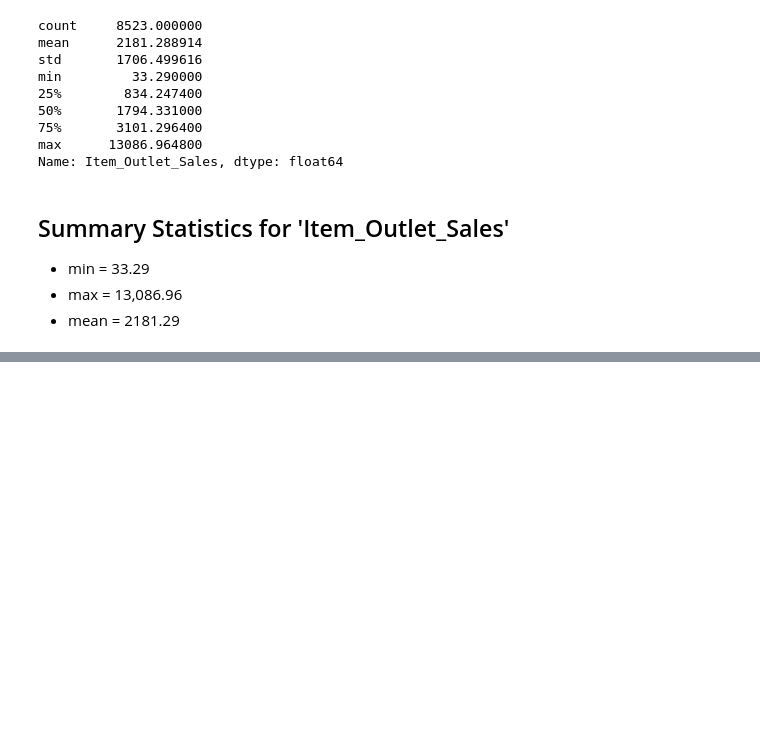
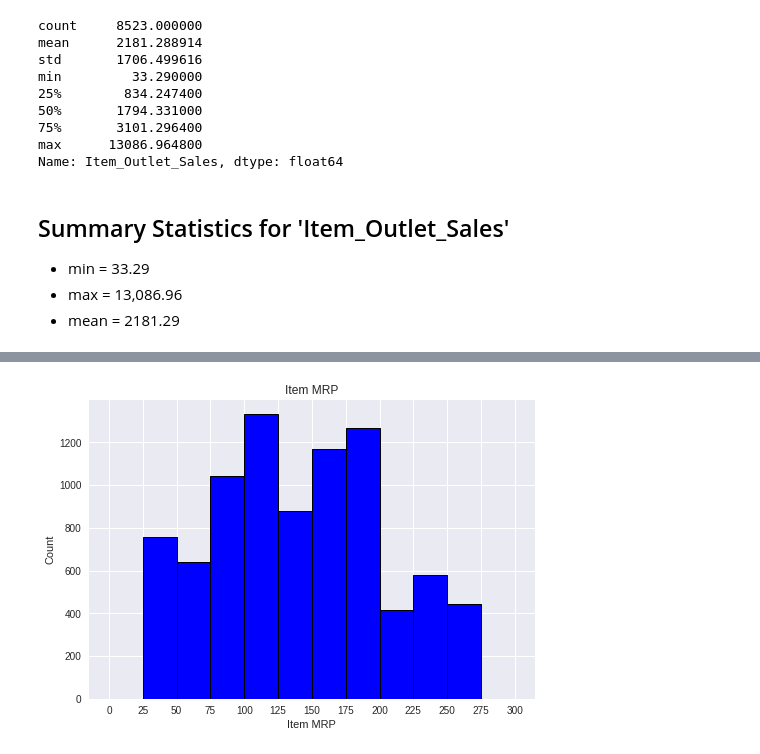
Before and after one commit to onedayzero/food-sales-predictions, a Jupyter notebook: food_sales_predictions.ipynb, the cells around one changed output, grey strips where cells are left out. Drawn from its saved outputs; the diff is of its cells as text; code cells hidden in the pictures; blank space fills up the shorter version.

```diff
--- a/food_sales_predictions.ipynb
+++ b/food_sales_predictions.ipynb
@@ -489,0 +441,16 @@ Name: Item_Outlet_Sales, dtype: float64
+# %%
+# Histogram for Item MRP
+
+x = df['Item_MRP']
+y = [0,25,50,75,100,125,150,175,200,225,250,275,300]
+
+plt.style.use('seaborn')
+plt.hist(x,y,ec='black', lw=1, fc=(0,0,1,1))
+
+plt.xlabel('Item MRP')
+plt.ylabel('Count')
+plt.title('Item MRP')
+plt.xticks(y)
+plt.show()
+# %% [output]
+[figure, added]
```
Also changed, not shown: parts of 26 cells of this notebook.
